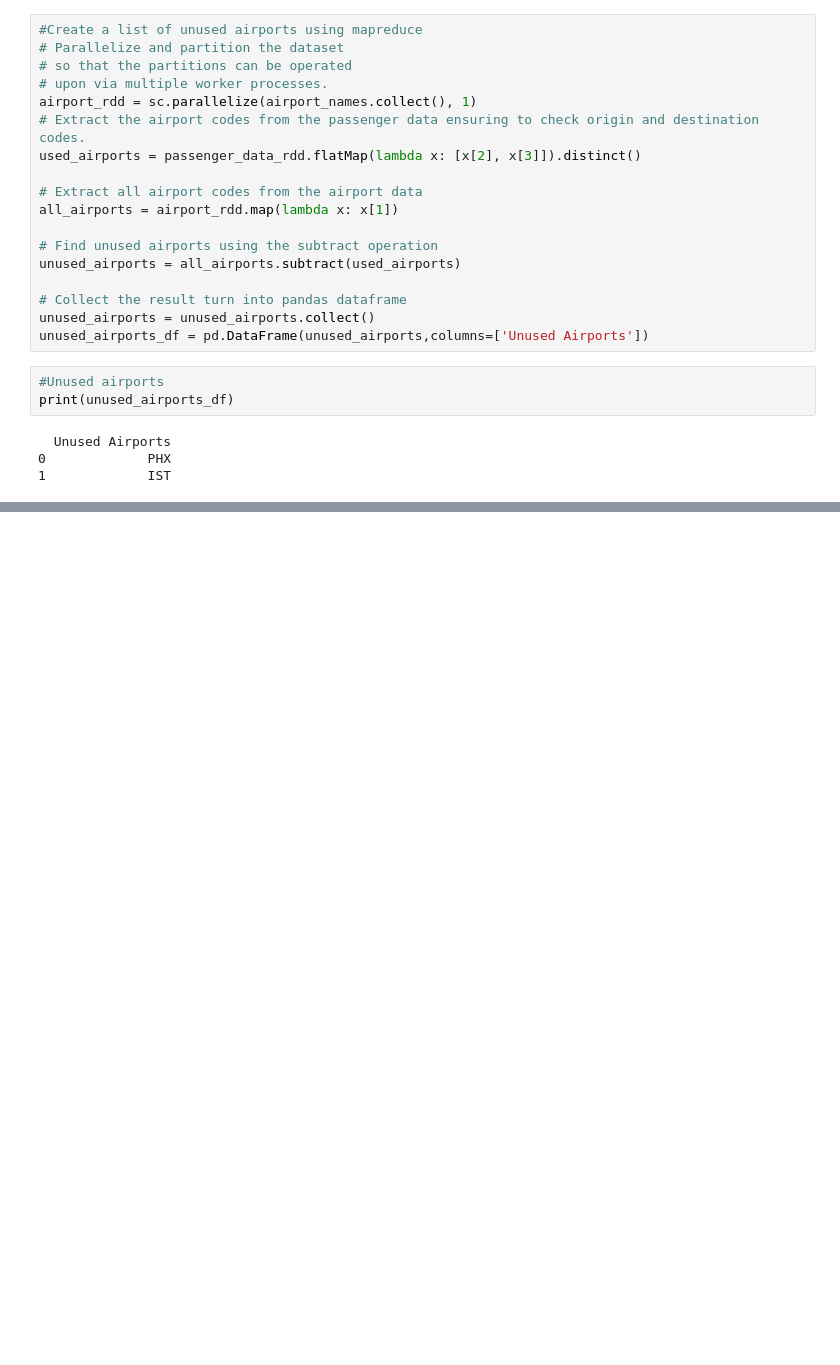
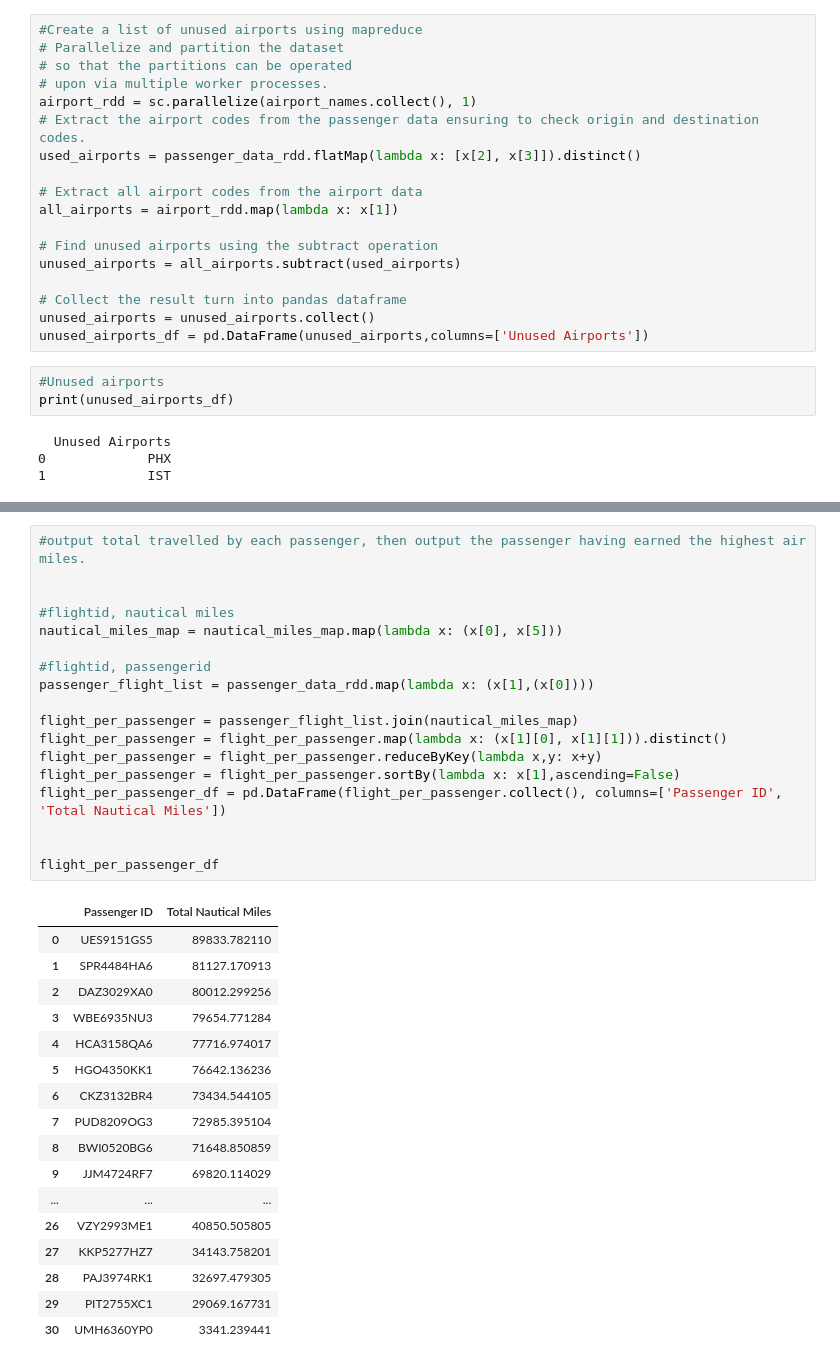
Before and after one commit to Teddiex/CMP3749M-Big-Data, a Jupyter notebook: BigData_Assignment.ipynb, the cells around one changed output, grey strips where cells are left out. Cells and saved outputs as stored; diff of their text form; blank space fills up the shorter version.

```diff
--- a/BigData_Assignment.ipynb
+++ b/BigData_Assignment.ipynb
@@ -341,0 +378,36 @@ only showing top 20 rows
+# %%
+#output total travelled by each passenger, then output the passenger having earned the highest air miles.
+
+
+#flightid, nautical miles
+nautical_miles_map = nautical_miles_map.map(lambda x: (x[0], x[5]))
+
+#flightid, passengerid
+passenger_flight_list = passenger_data_rdd.map(lambda x: (x[1],(x[0])))
+
+flight_per_passenger = passenger_flight_list.join(nautical_miles_map)
+flight_per_passenger = flight_per_passenger.map(lambda x: (x[1][0], x[1][1])).distinct()
+flight_per_passenger = flight_per_passenger.reduceByKey(lambda x,y: x+y)
+flight_per_passenger = flight_per_passenger.sortBy(lambda x: x[1],ascending=False)
+flight_per_passenger_df = pd.DataFrame(flight_per_passenger.collect(), columns=['Passenger ID', 'Total Nautical Miles'])
+
+
+flight_per_passenger_df
+# %% [output]
+|  | Passenger ID | Total Nautical Miles |
+| 0 | UES9151GS5 | 89833.782110 |
+| 1 | SPR4484HA6 | 81127.170913 |
+| 2 | DAZ3029XA0 | 80012.299256 |
+| 3 | WBE6935NU3 | 79654.771284 |
+| 4 | HCA3158QA6 | 77716.974017 |
+| 5 | HGO4350KK1 | 76642.136236 |
+| 6 | CKZ3132BR4 | 73434.544105 |
+| 7 | PUD8209OG3 | 72985.395104 |
+| 8 | BWI0520BG6 | 71648.850859 |
+| 9 | JJM4724RF7 | 69820.114029 |
+| ... | ... | ... |
+| 26 | VZY2993ME1 | 40850.505805 |
+| 27 | KKP5277HZ7 | 34143.758201 |
+| 28 | PAJ3974RK1 | 32697.479305 |
+| 29 | PIT2755XC1 | 29069.167731 |
+| 30 | UMH6360YP0 | 3341.239441 |
```
Also changed, not shown: parts of 13 cells of this notebook.
